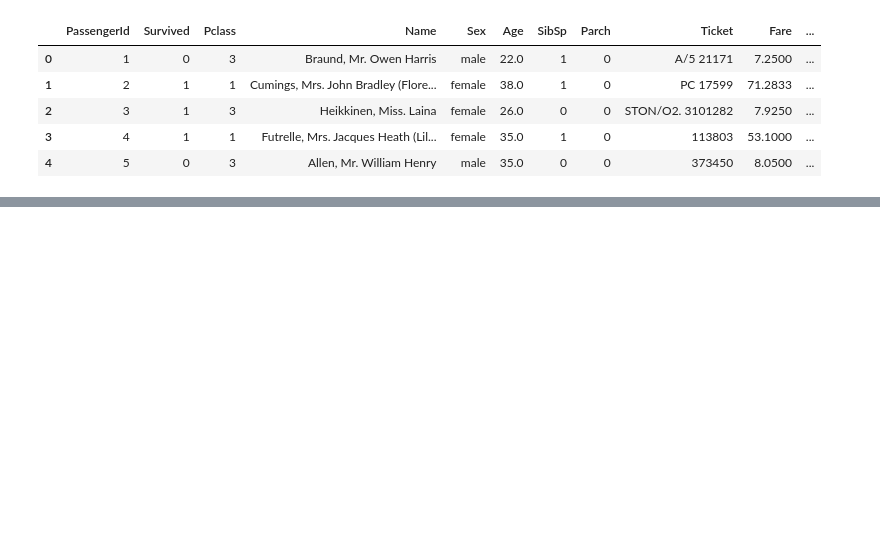
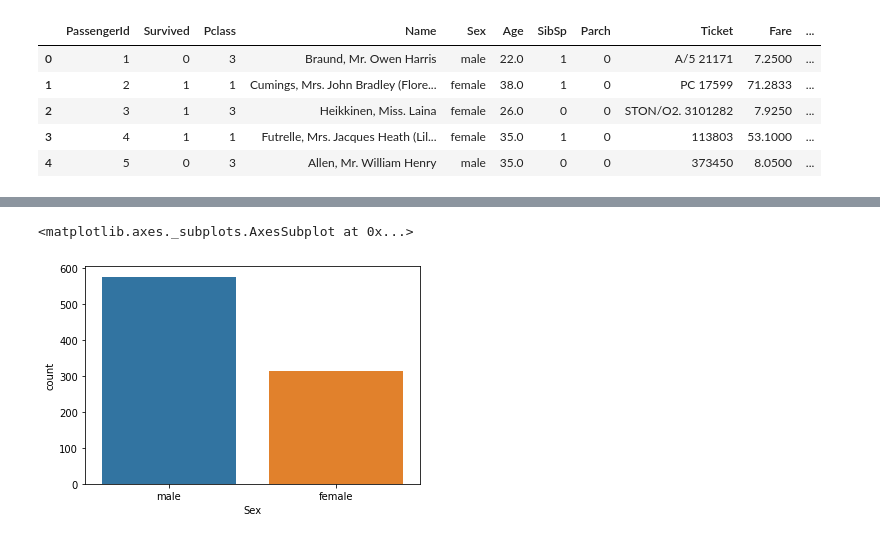
Before and after one commit to SuperWater/First, a Jupyter notebook: Titanic_Project.ipynb, the cells around one changed output, grey strips where cells are left out. Saved outputs shown, nothing was run; the diff lists cells and outputs as text; code cells hidden in the pictures; blank space fills up the shorter version.

```diff
--- a/Titanic_Project.ipynb
+++ b/Titanic_Project.ipynb
@@ -26,0 +49,5 @@ titanic_df.head()
+# %%
+sns.countplot(data=titanic_df,x='Sex')
+# %% [output]
+<matplotlib.axes._subplots.AxesSubplot at 0x...>
+[figure, added]
```
Also changed, not shown: parts of 10 cells of this notebook.
